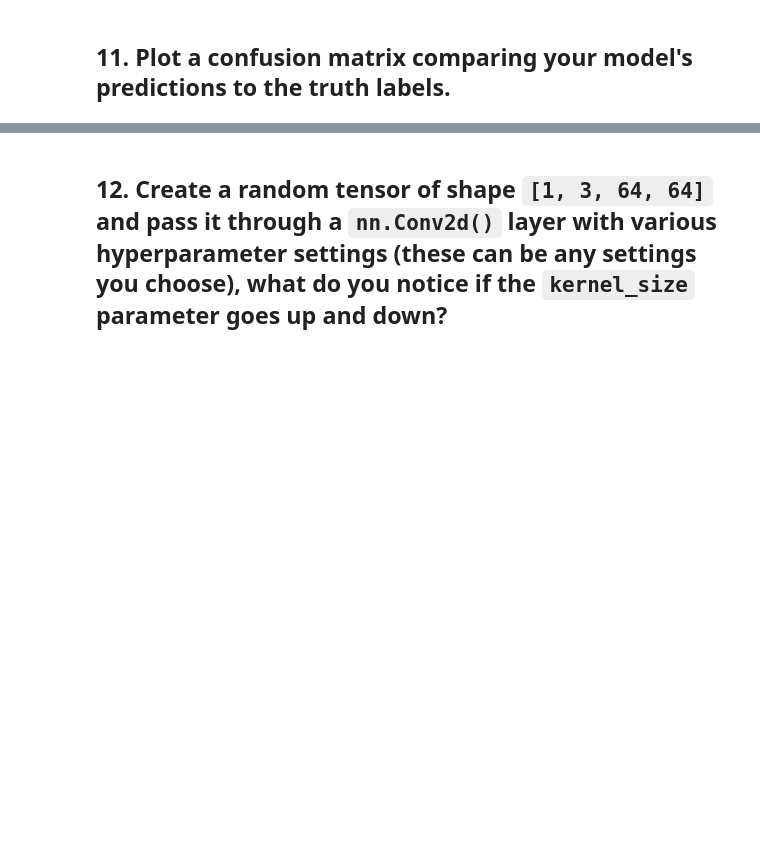
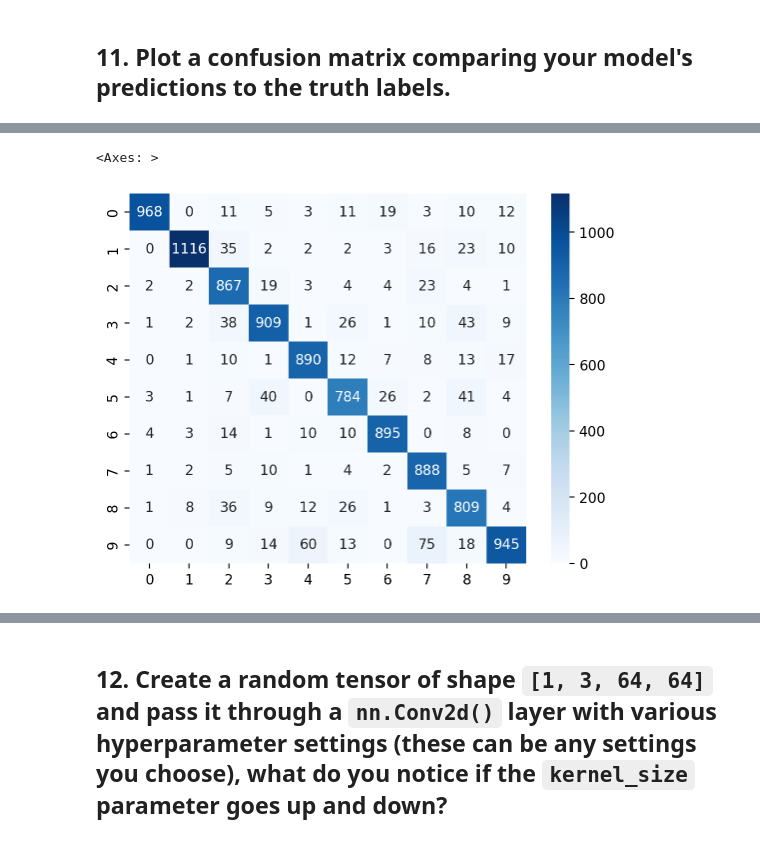
Before and after one commit to SorenKyhl/pytorch-deep-learning, a Jupyter notebook: extras/exercises/03_pytorch_computer_vision_exercises.ipynb, the cells around one changed output, grey strips where cells are left out. Saved outputs shown, nothing was run; the diff lists cells and outputs as text; code cells hidden in the pictures; blank space fills up the shorter version.

```diff
--- a/extras/exercises/03_pytorch_computer_vision_exercises.ipynb
+++ b/extras/exercises/03_pytorch_computer_vision_exercises.ipynb
@@ -197,0 +573,5 @@ for epoch in range(n_epochs):
+# %%
+sns.heatmap(conf_1, annot=True, fmt='d', cmap='Blues')
+# %% [output]
+<Axes: >
+[figure, added]
```
Also changed, not shown: parts of 56 cells of this notebook.
